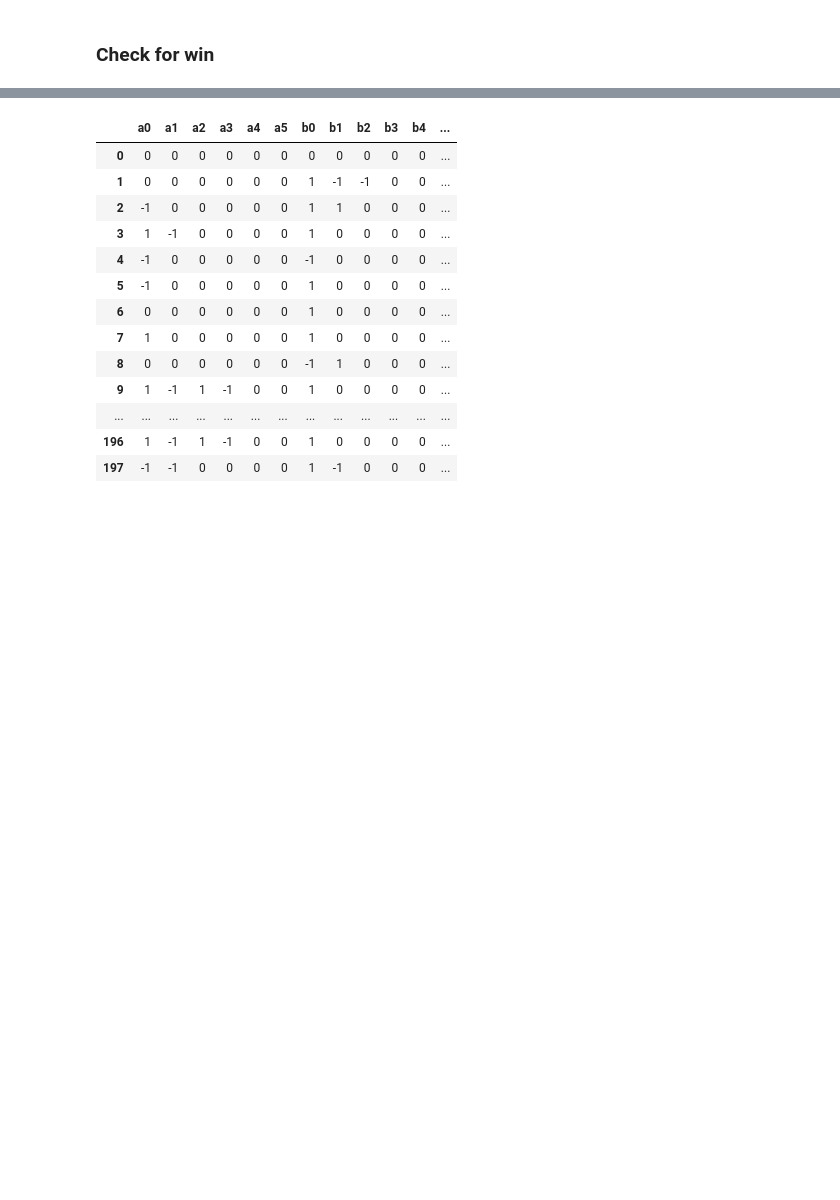
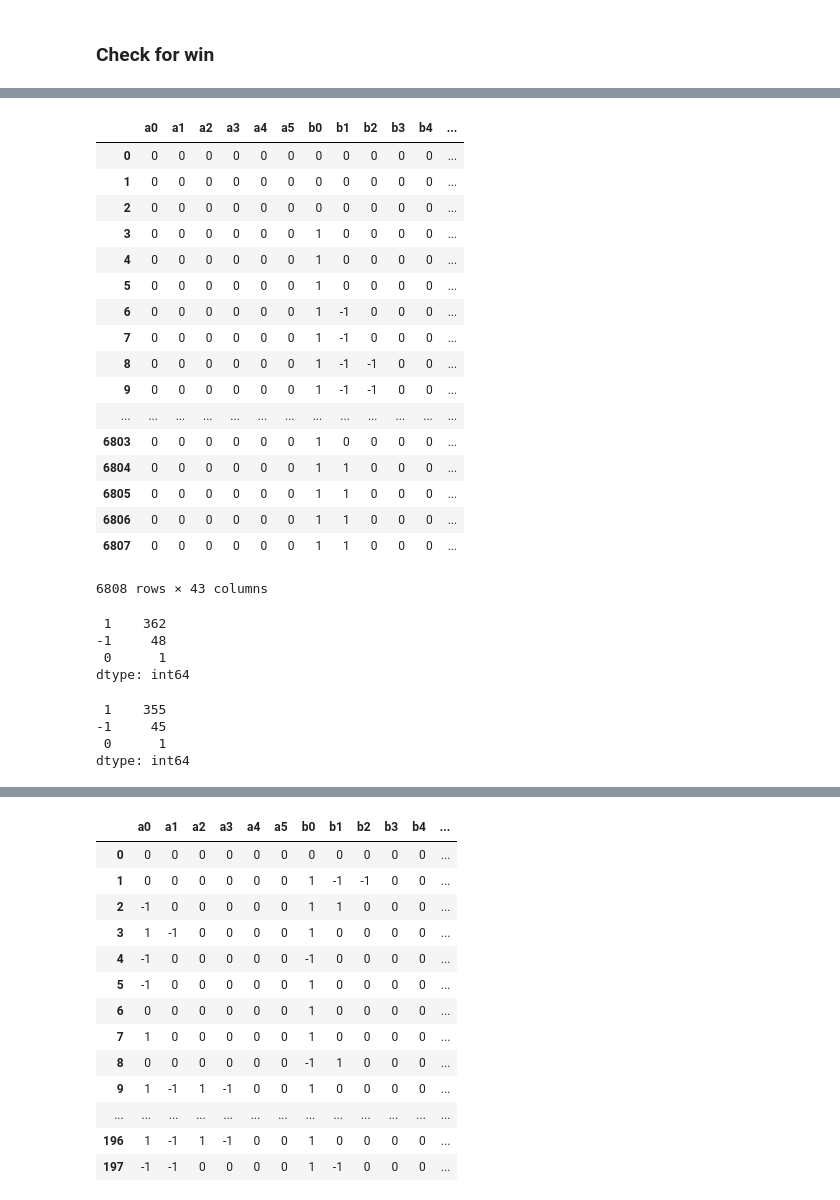
Before and after one commit to dav1dfeldman/Game-AI, a Jupyter notebook: Connect 4 0.0.1.ipynb, the cells around one changed output, grey strips where cells are left out. Cells and saved outputs as stored; diff of their text form; code cells hidden in the pictures; blank space fills up the shorter version.

```diff
--- a/Connect 4 0.0.1.ipynb
+++ b/Connect 4 0.0.1.ipynb
@@ -219,2 +260,37 @@ df_games.Winner[:200].value_counts()
  0      1
 dtype: int64
+# %%
+df_games_progress
+# %% [output]
+|  | a0 | a1 | a2 | a3 | a4 | a5 | b0 | b1 | b2 | b3 | b4 | ... |
+| 0 | 0 | 0 | 0 | 0 | 0 | 0 | 0 | 0 | 0 | 0 | 0 | ... |
+| 1 | 0 | 0 | 0 | 0 | 0 | 0 | 0 | 0 | 0 | 0 | 0 | ... |
+| 2 | 0 | 0 | 0 | 0 | 0 | 0 | 0 | 0 | 0 | 0 | 0 | ... |
+| 3 | 0 | 0 | 0 | 0 | 0 | 0 | 1 | 0 | 0 | 0 | 0 | ... |
+| 4 | 0 | 0 | 0 | 0 | 0 | 0 | 1 | 0 | 0 | 0 | 0 | ... |
+| 5 | 0 | 0 | 0 | 0 | 0 | 0 | 1 | 0 | 0 | 0 | 0 | ... |
+| 6 | 0 | 0 | 0 | 0 | 0 | 0 | 1 | -1 | 0 | 0 | 0 | ... |
+| 7 | 0 | 0 | 0 | 0 | 0 | 0 | 1 | -1 | 0 | 0 | 0 | ... |
+| 8 | 0 | 0 | 0 | 0 | 0 | 0 | 1 | -1 | -1 | 0 | 0 | ... |
+| 9 | 0 | 0 | 0 | 0 | 0 | 0 | 1 | -1 | -1 | 0 | 0 | ... |
+| ... | ... | ... | ... | ... | ... | ... | ... | ... | ... | ... | ... | ... |
+| 6803 | 0 | 0 | 0 | 0 | 0 | 0 | 1 | 0 | 0 | 0 | 0 | ... |
+| 6804 | 0 | 0 | 0 | 0 | 0 | 0 | 1 | 1 | 0 | 0 | 0 | ... |
+| 6805 | 0 | 0 | 0 | 0 | 0 | 0 | 1 | 1 | 0 | 0 | 0 | ... |
+| 6806 | 0 | 0 | 0 | 0 | 0 | 0 | 1 | 1 | 0 | 0 | 0 | ... |
+| 6807 | 0 | 0 | 0 | 0 | 0 | 0 | 1 | 1 | 0 | 0 | 0 | ... |
+6808 rows × 43 columns
+# %%
+df_games.Winner.value_counts()
+# %% [output]
+ 1    362
+-1     48
+ 0      1
+dtype: int64
+# %%
+df_games.Winner.value_counts()
+# %% [output]
+ 1    355
+-1     45
+ 0      1
+dtype: int64
```
Also changed, not shown: parts of 24 cells of this notebook.
